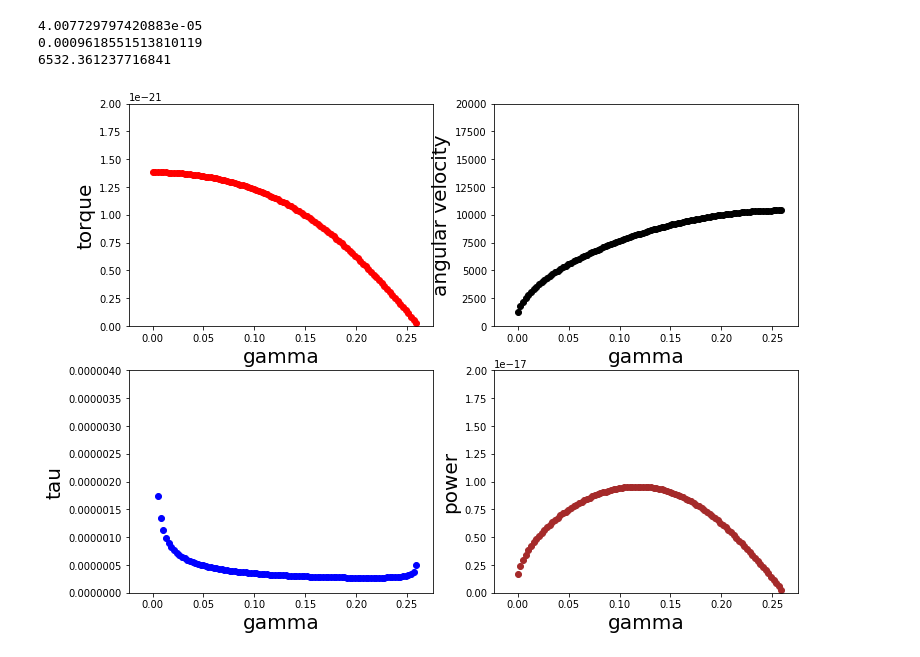
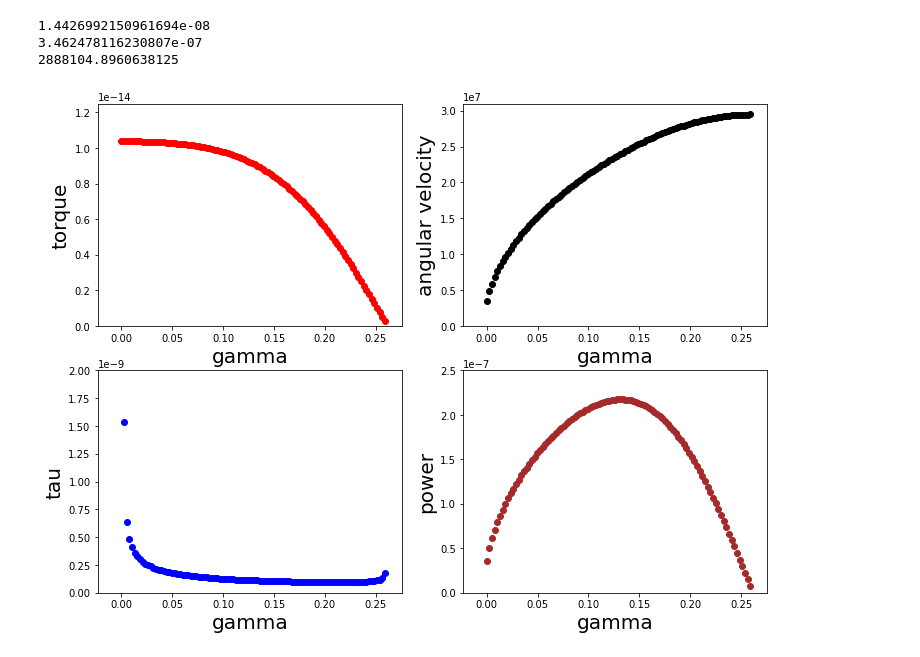
Before and after one commit to Paul-Burdekin/Nano-project, a Jupyter notebook: nanomotor.ipynb, the cells around one changed output. Saved outputs shown, nothing was run; the diff lists cells and outputs as text; code cells hidden in the pictures.

```diff
--- a/nanomotor.ipynb
+++ b/nanomotor.ipynb
@@ -87,7 +89,7 @@ def tangential_component(n, e, R, r0, gamma):
             alpha = math.acos(((r0**2)+(ri**2)-(d**2))/(2*r0*ri)) #angle to tangential in which force vector acts
         if i > n/2:
             alpha = -alpha
-        F_t += F_c*ri*math.sin(alpha) #??????
+        F_t += F_c*math.sin(alpha) #???
     return F_t
 # %%
 def torque (F_t, Rp, p):
@@ -133,49 +137,49 @@ ax3 = fig.add_subplot(223)
 ax4 = fig.add_subplot(224)
 ax1.set_xlabel('gamma', fontsize = '20')
 ax1.set_ylabel('torque', fontsize = '20')
-ax1.set_ylim( 0 , 0.2e-20)
+ax1.set_ylim( 0 , 1.25e-14)
 ax2.set_xlabel('gamma', fontsize = '20')
 ax2.set_ylabel('angular velocity', fontsize = '20')
-ax2.set_ylim(0, 2e4)
+ax2.set_ylim(0, 0.31e8)
 ax3.set_xlabel('gamma', fontsize = '20')
 ax3.set_ylabel('tau', fontsize = '20')
-ax3.set_ylim(0, 0.4e-5)
+ax3.set_ylim(0, 0.2e-8)
 ax4.set_xlabel('gamma', fontsize = '20')
 ax4.set_ylabel('power', fontsize = '20')
-ax4.set_ylim(0, 0.2e-16)
+ax4.set_ylim(0, 0.25e-6)
 
 """Computation"""
 v_ang = [] #angular velocity
 v_a = 0
 v_ang.append( 0 ) #starting angluar velocity is 0
 i = 0
 T = []
 gamma_list = []
 I = intertia( ro, thc, Rp)
 for gamma in np.arange(0, step, angle_increment): #iterates angle increment until one step is completed
     #F_t = tangential_component(n, e, R, r0, gamma) - viscous_force(n, eta, beta, Rp, r, v_ang, angle_increment, thc, i) #resultant tangential force
     gamma_list.append( gamma )
     F_t = tangential_component(n, e, R, r0, gamma)
     T.append( torque(F_t, Rp, p) ) #calculates torque acting on inner rotor
     #print ( "torque=" , T )
     ax1.scatter(gamma, T[i] , color = 'r') #plots torque vs angle rotated
     v_a = angular_velocity(angle_increment, v_ang, i, T[i], I) #calculates angular velocity after rotating by angle increment
     #print ( "v_ang=" , v_a )
     v_ang.append( v_a )
     ax2.scatter(gamma, v_a, color = 'k') #plots angular velocity vs angle rotated
     tau = time_step( I, T[i], v_ang ) #calculates time taken to rotate angle
     ax3.scatter(gamma, tau, color = 'b') #plots time taken vs angle rotated
     ax4.scatter(gamma, (v_a * T[i]), color = 'brown') #plots power vs angle rotated
     time += tau #total time taken
     i += 1 #needed to keep track of arrays; v_ang, T
 print (time)
-print (time * 24)
-print ((2 * math.pi)/(time * 24))
+print (time * n)
+print ( 1/(time * n) )
 plt.show()
 # %% [output]
-4.007729797420883e-05
-0.0009618551513810119
-6532.361237716841
+1.4426992150961694e-08
+3.462478116230807e-07
+2888104.8960638125
-[figure, old version]
+[figure, new version]
 # %%
 def func(x, A, C):
```
Also changed, not shown: parts of 18 cells of this notebook.
